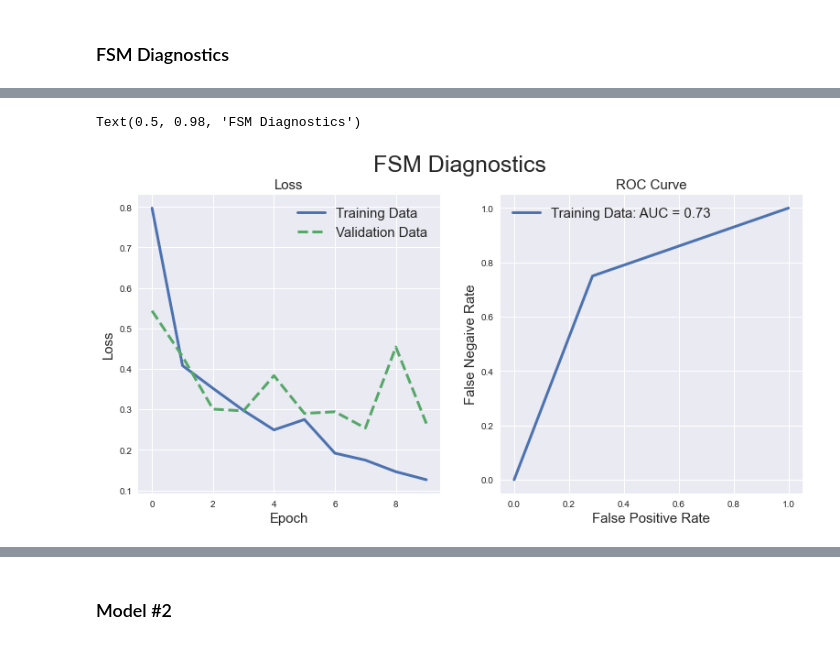
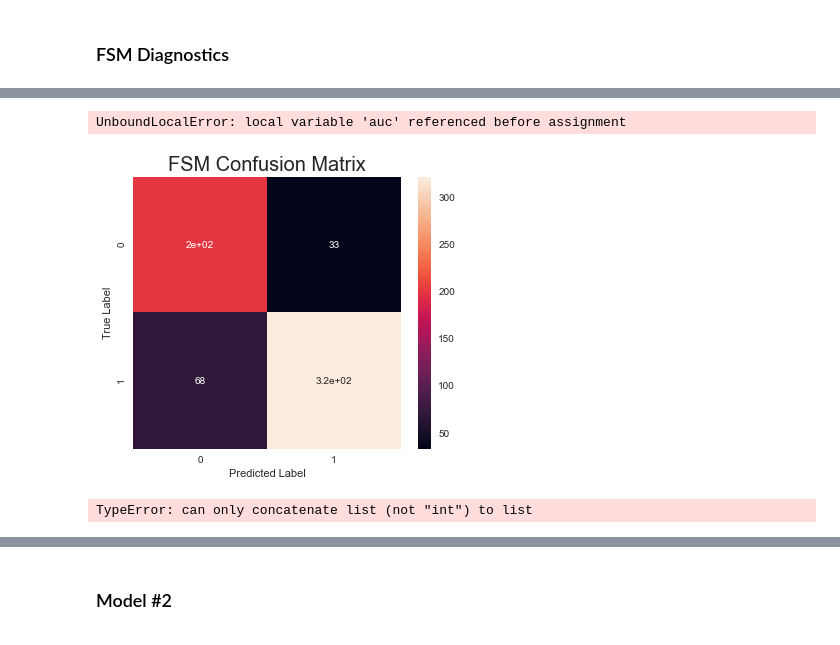
Before and after one commit to Luv2bnanook44/flatiron_phase4_project, a Jupyter notebook: final_notebook.ipynb, the cells around one changed output, grey strips where cells are left out. Cells and saved outputs as stored; diff of their text form; code cells hidden in the pictures.

```diff
--- a/final_notebook.ipynb
+++ b/final_notebook.ipynb
@@ -230,7 +237,8 @@ Text(0.5, 0.98, 'FSM Diagnostics')
 # %%
-cnn.get_results(graph_name='loss_roc', model_name='FSM')
+cnn.get_results(graph_name='loss_roc', y_pred=y_pred, y_true=y_true)
 # %% [output]
-Text(0.5, 0.98, 'FSM Diagnostics')
+UnboundLocalError: local variable 'auc' referenced before assignment
-[figure, removed]
 # %%
-cnn.get_results(graph_name='confusion_matrix', model_name='FSM')
+cnn.get_results(graph_name='confusion_matrix', y_pred=y_pred.round(), y_true=y_true)
+# %% [output]
+[figure, added]
@@ -236,0 +247,4 @@ cnn.get_results(graph_name='confusion_matrix', model_name='FSM')
+# %%
+func([1,2,3,4,5])
+# %% [output]
+TypeError: can only concatenate list (not "int") to list
```
Also changed, not shown: parts of 15 cells of this notebook, 2 other files.
